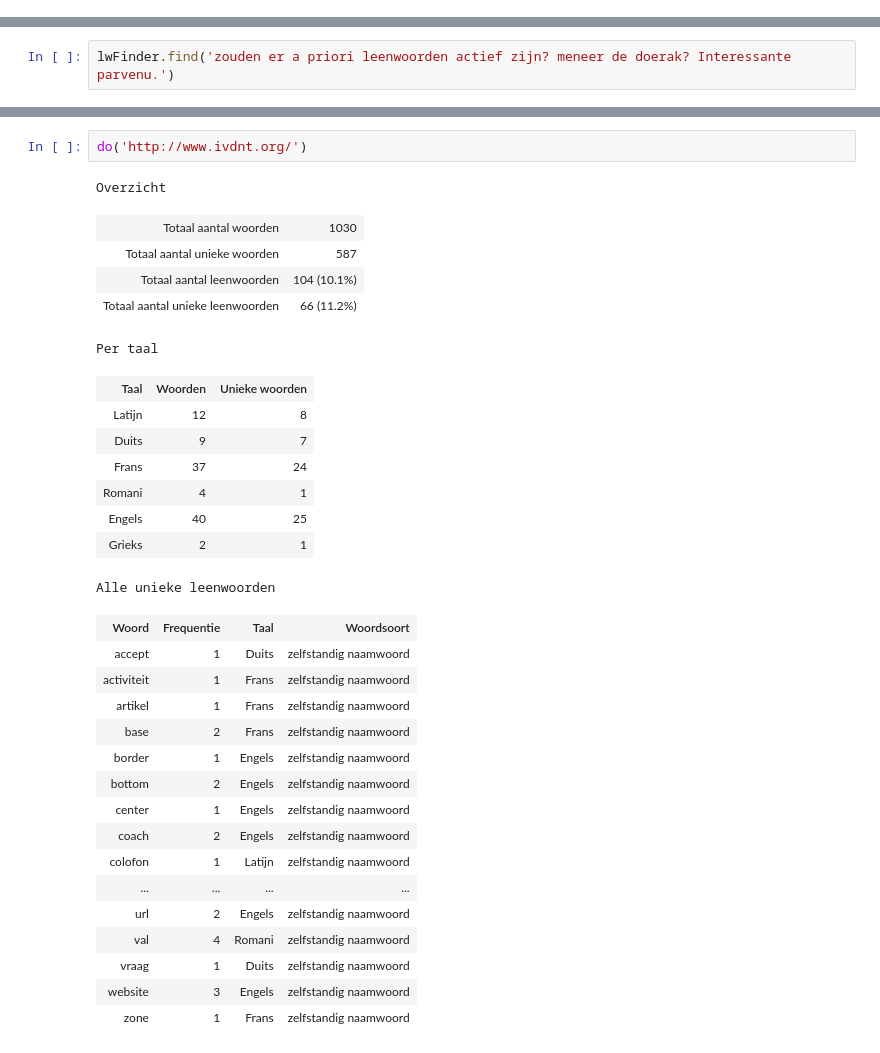
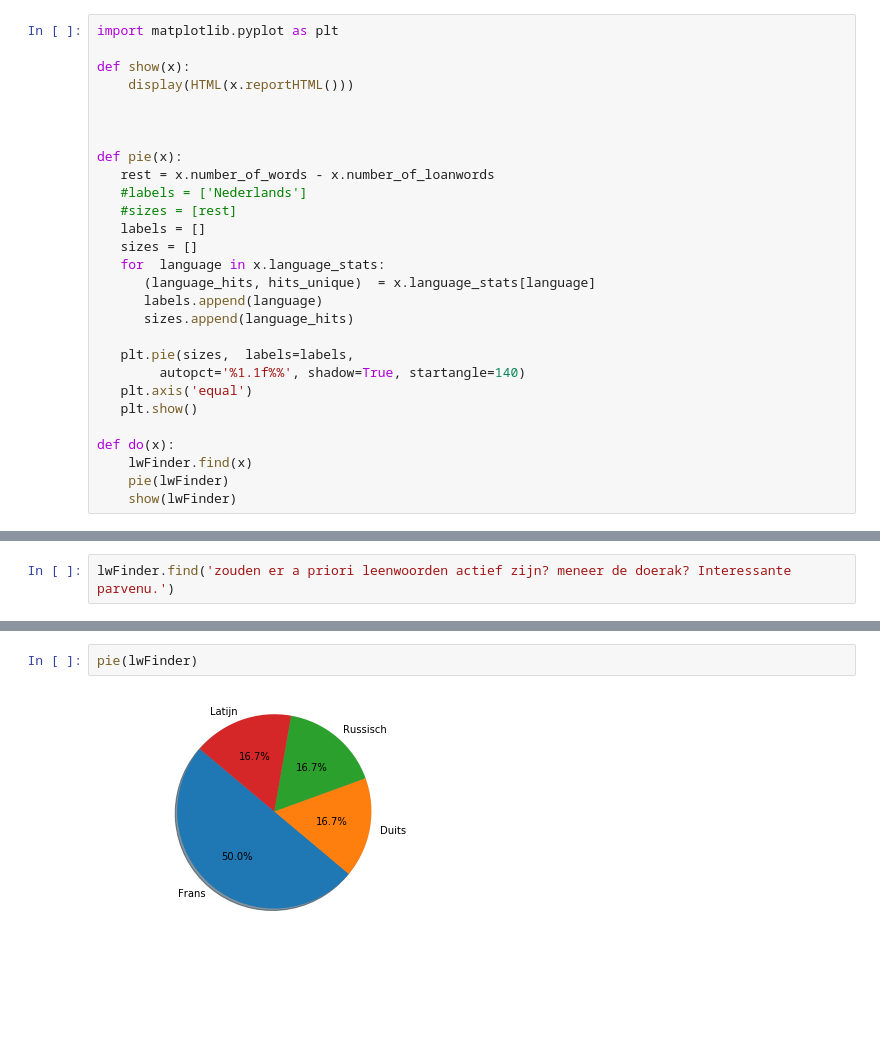
Before and after one commit to INL/leenwoordenzoeker, a Jupyter notebook: jupyter/Leenwoorden.ipynb, the cells around one changed output, grey strips where cells are left out. Saved outputs shown, nothing was run; the diff lists cells and outputs as text; blank space fills up the shorter version.

Commit message:
minor changes in leenwoordenzoeker and added pie chart in notebook

```diff
--- a/jupyter/Leenwoorden.ipynb
+++ b/jupyter/Leenwoorden.ipynb
@@ -12,3 +5,31 @@ def do(x):
+# %%
+import matplotlib.pyplot as plt
+
+def show(x):
+    display(HTML(x.reportHTML()))
+
+
+
+def pie(x):
+   rest = x.number_of_words - x.number_of_loanwords
+   #labels = ['Nederlands']
+   #sizes = [rest]
+   labels = []
+   sizes = []
+   for  language in x.language_stats:
+      (language_hits, hits_unique)  = x.language_stats[language]
+      labels.append(language)
+      sizes.append(language_hits)
+
+   plt.pie(sizes,  labels=labels,
+        autopct='%1.1f%%', shadow=True, startangle=140)
+   plt.axis('equal')
+   plt.show()
+
+def do(x):
+    lwFinder.find(x)
+    pie(lwFinder)
+    show(lwFinder)
 # %%
 lwFinder = LoanWordStats('leenwoord_data.tsv')
 # %%
@@ -35,36 +56,7 @@ Alle unieke leenwoorden
 | interessant | 1 | Frans | bijvoeglijk naamwoord |
 | leenwoord | 1 | Duits | zelfstandig naamwoord |
 | parvenu | 1 | Frans | zelfstandig naamwoord |
-# %%
-do('http://www.ivdnt.org/')
-# %% [output]
-Overzicht
-| Totaal aantal woorden | 1030 |
-| Totaal aantal unieke woorden | 587 |
-| Totaal aantal leenwoorden | 104 (10.1%) |
-| Totaal aantal unieke leenwoorden | 66 (11.2%) |
-Per taal
-| Taal | Woorden | Unieke woorden |
-| Latijn | 12 | 8 |
-| Duits | 9 | 7 |
-| Frans | 37 | 24 |
-| Romani | 4 | 1 |
-| Engels | 40 | 25 |
-| Grieks | 2 | 1 |
-Alle unieke leenwoorden
-| Woord | Frequentie | Taal | Woordsoort |
-| accept | 1 | Duits | zelfstandig naamwoord |
-| activiteit | 1 | Frans | zelfstandig naamwoord |
-| artikel | 1 | Frans | zelfstandig naamwoord |
-| base | 2 | Frans | zelfstandig naamwoord |
-| border | 1 | Engels | zelfstandig naamwoord |
-| bottom | 2 | Engels | zelfstandig naamwoord |
-| center | 1 | Engels | zelfstandig naamwoord |
-| coach | 2 | Engels | zelfstandig naamwoord |
-| colofon | 1 | Latijn | zelfstandig naamwoord |
-| ... | ... | ... | ... |
-| url | 2 | Engels | zelfstandig naamwoord |
-| val | 4 | Romani | zelfstandig naamwoord |
-| vraag | 1 | Duits | zelfstandig naamwoord |
-| website | 3 | Engels | zelfstandig naamwoord |
-| zone | 1 | Frans | zelfstandig naamwoord |
+# %%
+pie(lwFinder)
+# %% [output]
+[figure, added]
```
Also changed, not shown: parts of 3 cells of this notebook, 2 other files.
